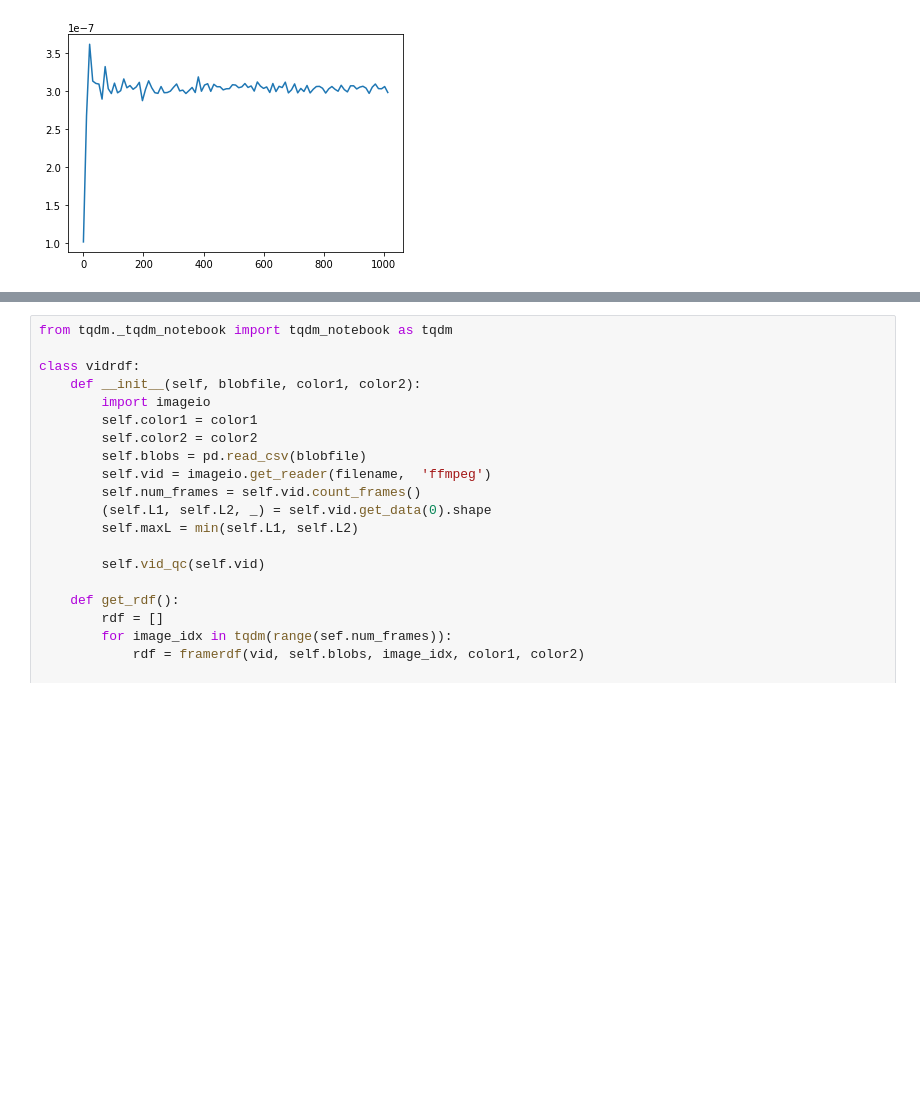
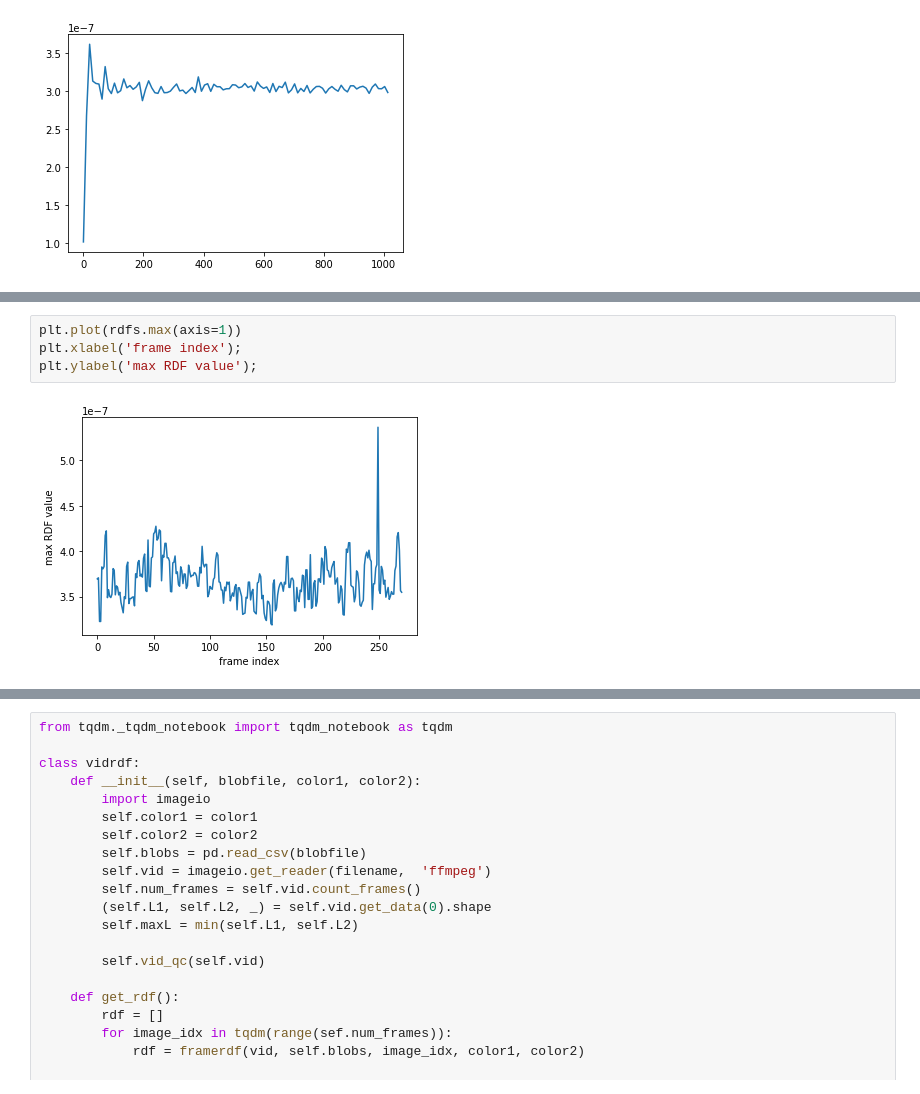
Before and after one commit to javadnoorb/flowermodel, a Jupyter notebook: notebooks/2019-09-15-flower-data-analysis.ipynb, the cells around one changed output, grey strips where cells are left out. Cells and saved outputs as stored; diff of their text form; blank space fills up the shorter version.

```diff
--- a/notebooks/2019-09-15-flower-data-analysis.ipynb
+++ b/notebooks/2019-09-15-flower-data-analysis.ipynb
@@ -98,0 +136,6 @@ rvals, rdfs = v.get_rdf(color1, color2)
+# %%
+plt.plot(rdfs.max(axis=1))
+plt.xlabel('frame index');
+plt.ylabel('max RDF value');
+# %% [output]
+[figure, added]
```
Also changed, not shown: parts of 13 cells of this notebook, 2 other files.
